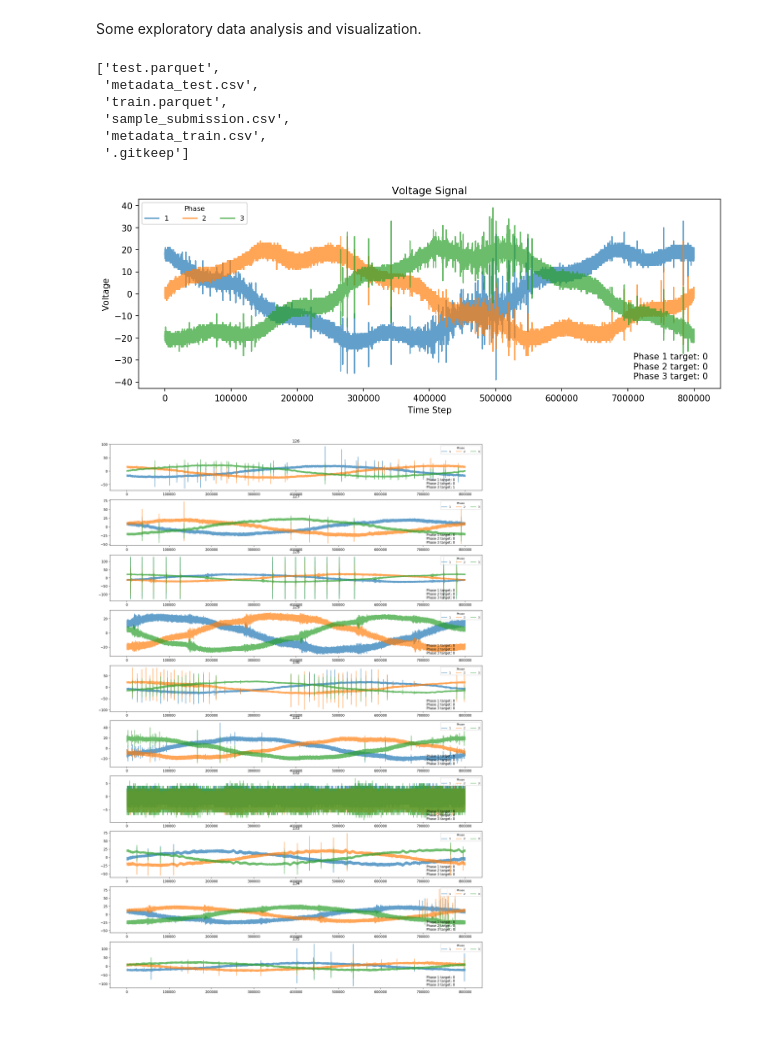
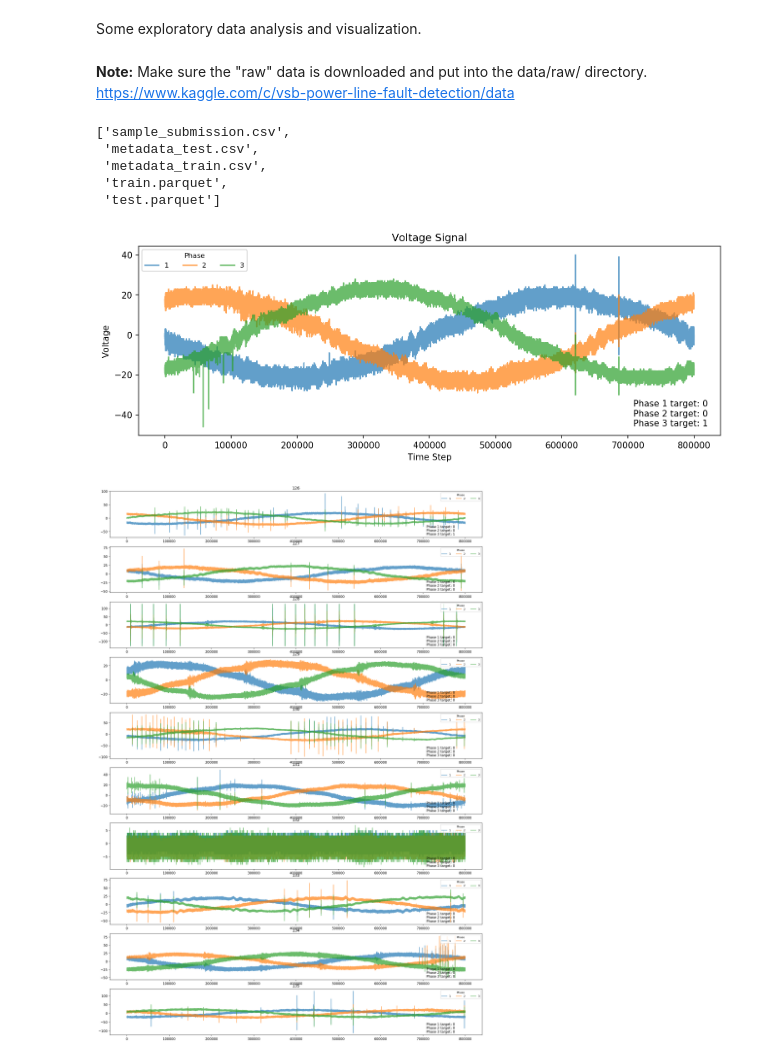
Before and after one commit to tvhahn/PD-Deep, a Jupyter notebook: 1.0-data-explore.ipynb, the cells around one changed output. Saved outputs shown, nothing was run; the diff lists cells and outputs as text; code cells hidden in the pictures; blank space fills up the shorter version.

```diff
--- a/1.0-data-explore.ipynb
+++ b/1.0-data-explore.ipynb
@@ -11,10 +11,13 @@ import os
+# %% [markdown]
+**Note:** Make sure the "raw" data is downloaded and put into the data/raw/ directory.
+<br/>
+https://www.kaggle.com/c/vsb-power-line-fault-detection/data
 # %%
-path = 'PD-Deep/data/'
+path = 'data/raw/'
 os.listdir(path)
 # %% [output]
-['test.parquet',
+['sample_submission.csv',
  'metadata_test.csv',
+ 'metadata_train.csv',
  'train.parquet',
- 'sample_submission.csv',
- 'metadata_train.csv',
- '.gitkeep']
+ 'test.parquet']
@@ -25,26 +24,33 @@ df_train = pq.read_pandas(os.path.join(path,"train.parquet")).to_pandas()
+# %%
+# load data into pandas dataframes
+file_path = os.path.join(path,"train.parquet")
+df_train = pq.read_pandas(os.path.join(path,"train.parquet")).to_pandas()
+df_train_label = pd.read_csv(os.path.join(path,"metadata_train.csv"))
 # %%
+# plot three signals together
+
 fig, ax = plt.subplots(figsize=(12,4), dpi=150)
 ax.set(xlabel='Time Step', ylabel='Voltage',
        title='Voltage Signal')
 
-signal_id = 0
+signal_id = 126
 
 for i in range(3):
     plt.plot(df_train.iloc[:,((signal_id*3) + i)], alpha=0.7)
 
 
 plt.legend((df_train_label['phase'].iloc[signal_id*3]+1,
             df_train_label['phase'].iloc[signal_id*3+1]+1,
             df_train_label['phase'].iloc[signal_id*3+2]+1),
            fontsize=8,
            title='Phase', title_fontsize=8, ncol=3)
 
 string = "Phase 1 target: {} \nPhase 2 target: {} \nPhase 3 target: {}".format(df_train_label['target'].iloc[signal_id*3],
                                                                                df_train_label['target'].iloc[signal_id*3+1],
                                                                                df_train_label['target'].iloc[signal_id*3+2])
 
 plt.text(0.85,0.05,string, transform=ax.transAxes)
 plt.show()
 # %% [output]
-[figure, old version]
+[figure, new version]
 # %%
```
Also changed, not shown: parts of 4 cells of this notebook, 17 other files.
